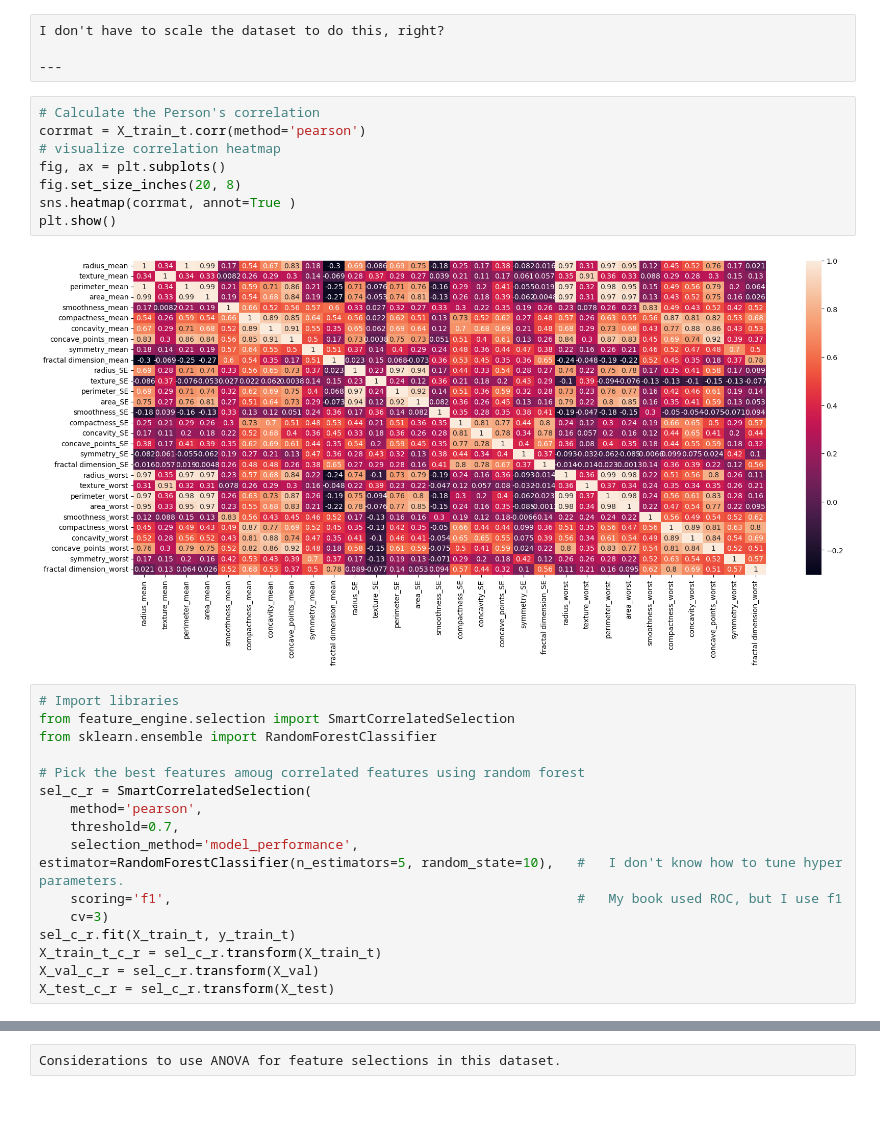
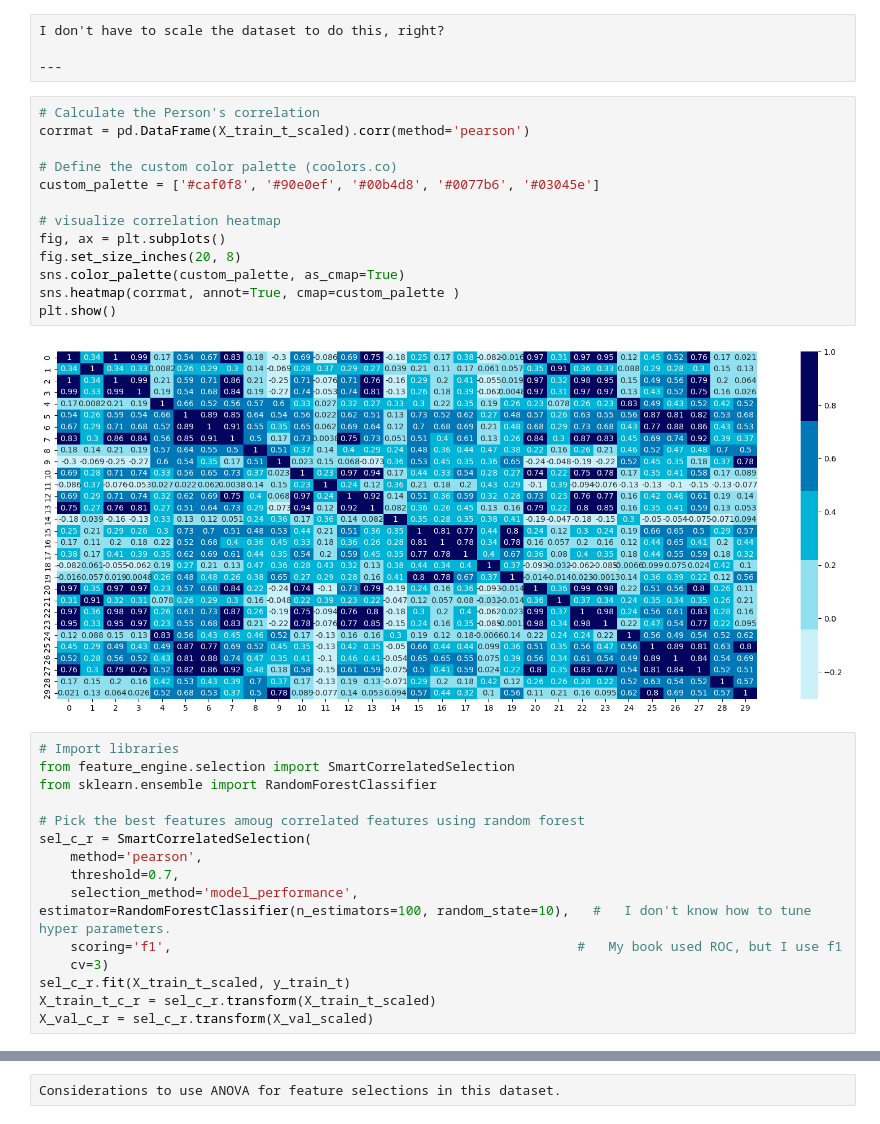
Before and after one commit to Itaru2018/Breast_cancer_project, a Jupyter notebook: Bereat_cancer_feature_selection.ipynb, the cells around one changed output, grey strips where cells are left out. Cells and saved outputs as stored; diff of their text form.

```diff
--- a/Bereat_cancer_feature_selection.ipynb
+++ b/Bereat_cancer_feature_selection.ipynb
@@ -324,14 +325,19 @@ I don't have to scale the dataset to do this, right?
 ---
 # %%
 # Calculate the Person's correlation
-corrmat = X_train_t.corr(method='pearson')
+corrmat = pd.DataFrame(X_train_t_scaled).corr(method='pearson')
+
+# Define the custom color palette (coolors.co)
+custom_palette = ['#caf0f8', '#90e0ef', '#00b4d8', '#0077b6', '#03045e']
+
 # visualize correlation heatmap
 fig, ax = plt.subplots()
 fig.set_size_inches(20, 8)
-sns.heatmap(corrmat, annot=True )
+sns.color_palette(custom_palette, as_cmap=True)
+sns.heatmap(corrmat, annot=True, cmap=custom_palette )
 plt.show()
 # %% [output]
-[figure, old version]
+[figure, new version]
 # %%
 # Import libraries
 from feature_engine.selection import SmartCorrelatedSelection
@@ -342,13 +348,12 @@ sel_c_r = SmartCorrelatedSelection(
     method='pearson',
     threshold=0.7,
     selection_method='model_performance',
-estimator=RandomForestClassifier(n_estimators=5, random_state=10),   #   I don't know how to tune hyper parameters.
+estimator=RandomForestClassifier(n_estimators=100, random_state=10),   #   I don't know how to tune hyper parameters.
     scoring='f1',                                                    #   My book used ROC, but I use f1
     cv=3)
-sel_c_r.fit(X_train_t, y_train_t)
-X_train_t_c_r = sel_c_r.transform(X_train_t)
-X_val_c_r = sel_c_r.transform(X_val)
-X_test_c_r = sel_c_r.transform(X_test)
+sel_c_r.fit(X_train_t_scaled, y_train_t)
+X_train_t_c_r = sel_c_r.transform(X_train_t_scaled)
+X_val_c_r = sel_c_r.transform(X_val_scaled)
 # %%
 X_train_t_c_r.head()
 # %% [output]
```
Also changed, not shown: parts of 29 cells of this notebook.
